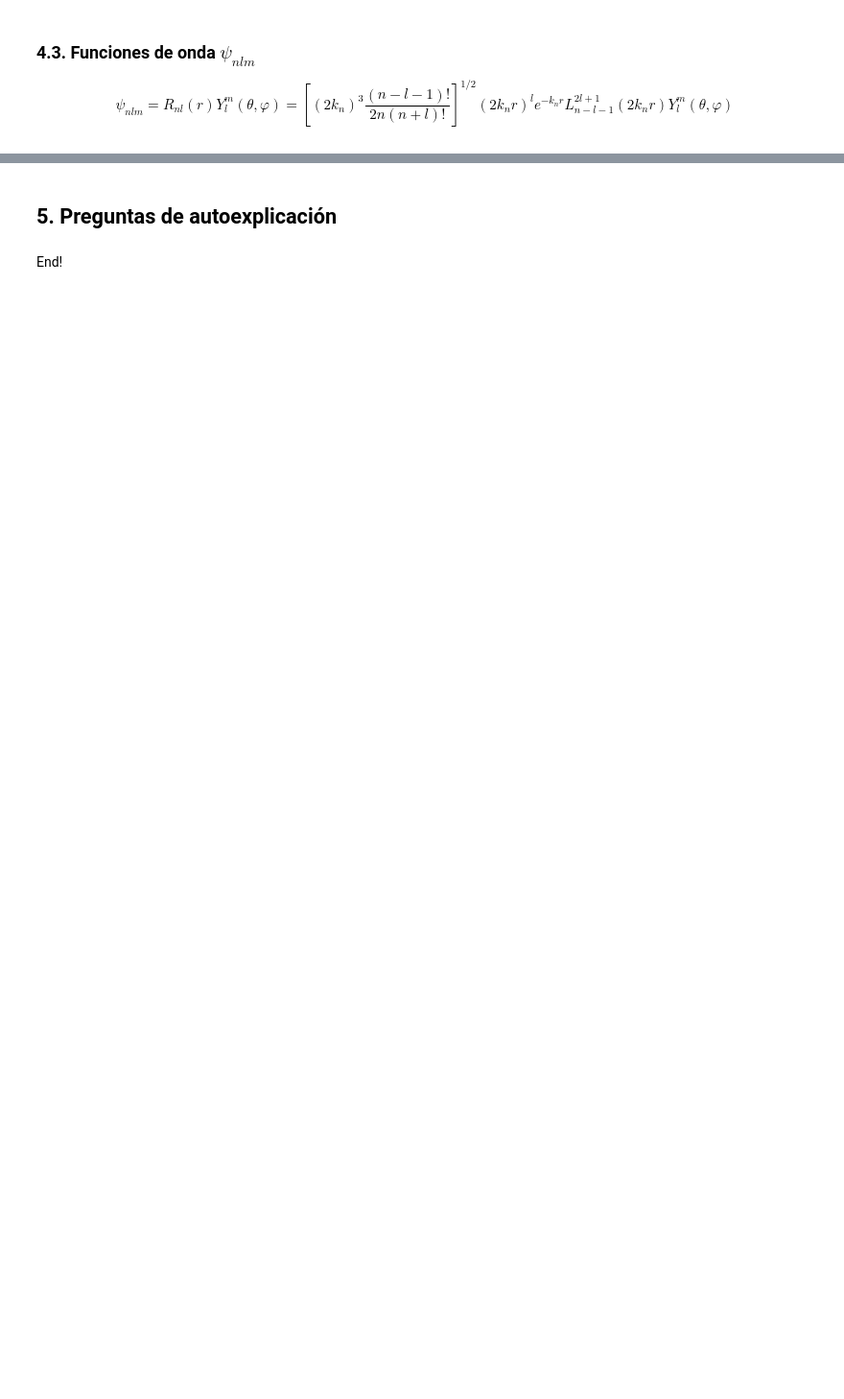
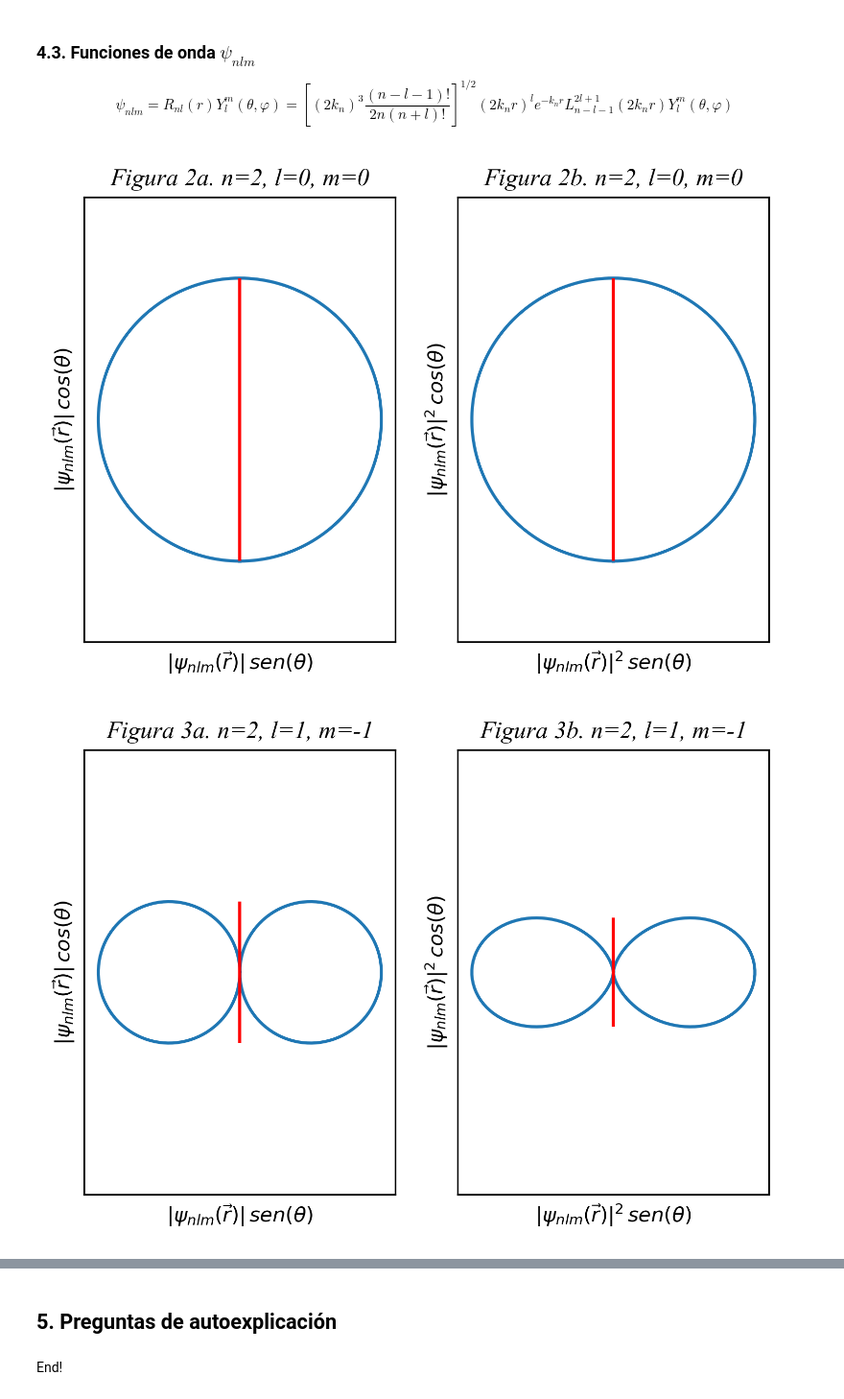
Before and after one commit to davidalejandromiranda/QuantumMechanics, a Jupyter notebook: notebooks/es_Hidrogeno.ipynb, the cells around one changed output, grey strips where cells are left out. Shown at 96% size. Cells and saved outputs as stored; diff of their text form; code cells hidden in the pictures; blank space fills up the shorter version.

```diff
--- a/notebooks/es_Hidrogeno.ipynb
+++ b/notebooks/es_Hidrogeno.ipynb
@@ -173,41 +127,0 @@ plt.show()
-# %%
-import numpy as np
-import plotly.graph_objects as go
-
-# Definir los parámetros de la esfera
-r0 = 1  # Radio inicial
-decay_factor = 0.5  # Factor de decaimiento exponencial
-
-theta = np.linspace(0, np.pi, 100)
-phi = np.linspace(0, 2 * np.pi, 100)
-theta, phi = np.meshgrid(theta, phi)
-
-# Calcular el radio de la esfera como una función polinomial decreciente
-r = r0 / (1 + decay_factor * theta)
-
-# Calcular las coordenadas cartesianas de la esfera
-x = r * np.sin(theta) * np.cos(phi)
-y = r * np.sin(theta) * np.sin(phi)
-z = r * np.cos(theta)
-
-# Crear la figura 3D
-fig = go.Figure(data=go.Surface(x=x, y=y, z=z))
-
-# Configurar la apariencia de la esfera
-fig.update_traces(
-    colorscale='Viridis',  # Escala de colores
-    lighting=dict(ambient=0.8),  # Iluminación ambiental
-    lightposition=dict(x=0, y=0, z=2)  # Posición de la luz
-)
-
-# Configurar los ejes
-fig.update_layout(
-    scene=dict(
-        xaxis=dict(title='X'),
-        yaxis=dict(title='Y'),
-        zaxis=dict(title='Z')
-    )
-)
-
-# Mostrar la gráfica
-fig.show()
@@ -326,10 +238,13 @@ l = 1
 m = -1
 kn = 1e-9/(a0 * n) # 1/nm
 # %%
-n = 3
+n = 2
 for l in np.arange(0, n):
     for i, m in enumerate(np.arange(-l, l+1)):
         _, (ax1, ax2) = plt.subplots(1, 2, dpi=dpi)
         fig += 1
         plot_rev(n=n, l=l, m=m, φ = np.pi/4, r = a0, square=False, fig=f'{fig}a', ax=ax1)
         plot_rev(n=n, l=l, m=m, φ = np.pi/4, r = a0, square=True , fig=f'{fig}b', ax=ax2)
+# %% [output]
+[figure, added]
+[figure, added]
```
Also changed, not shown: parts of 10 cells of this notebook.
